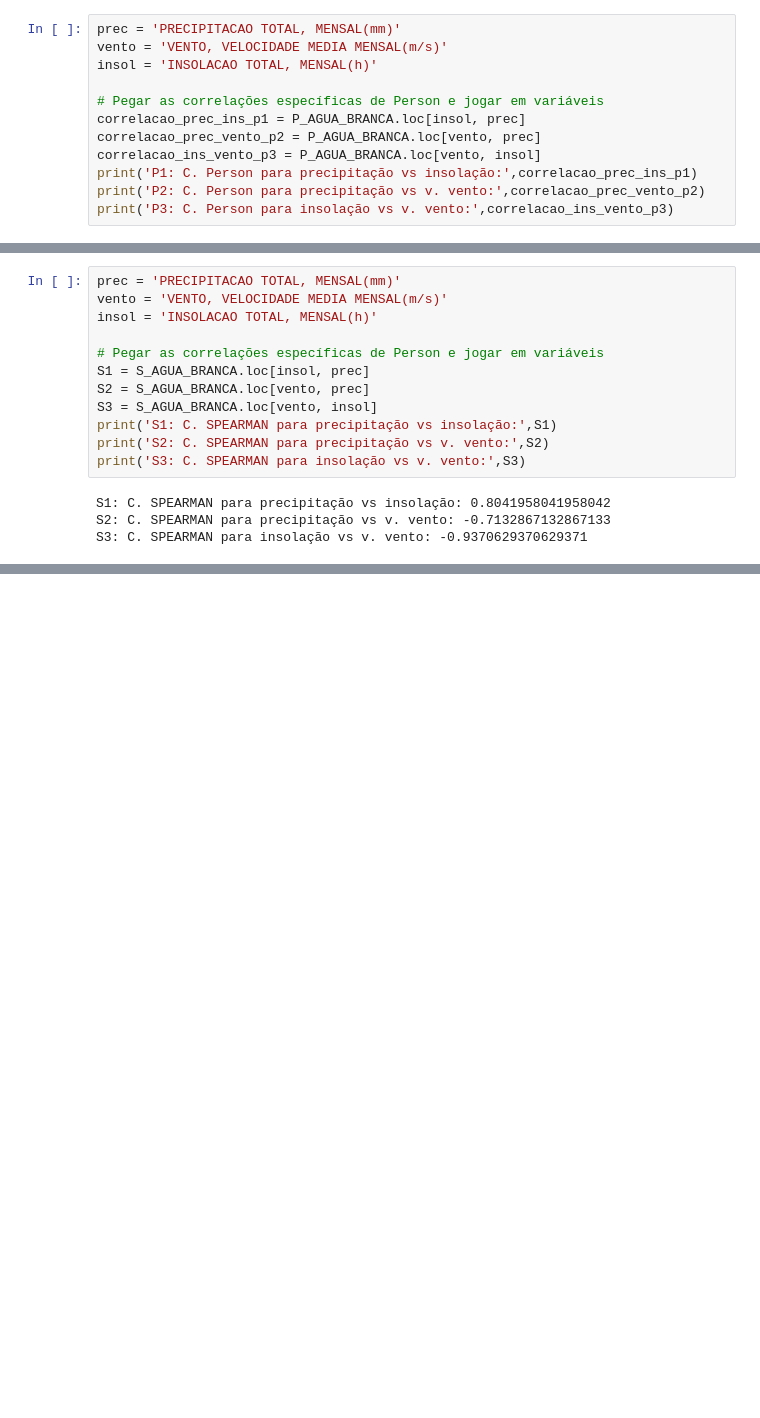
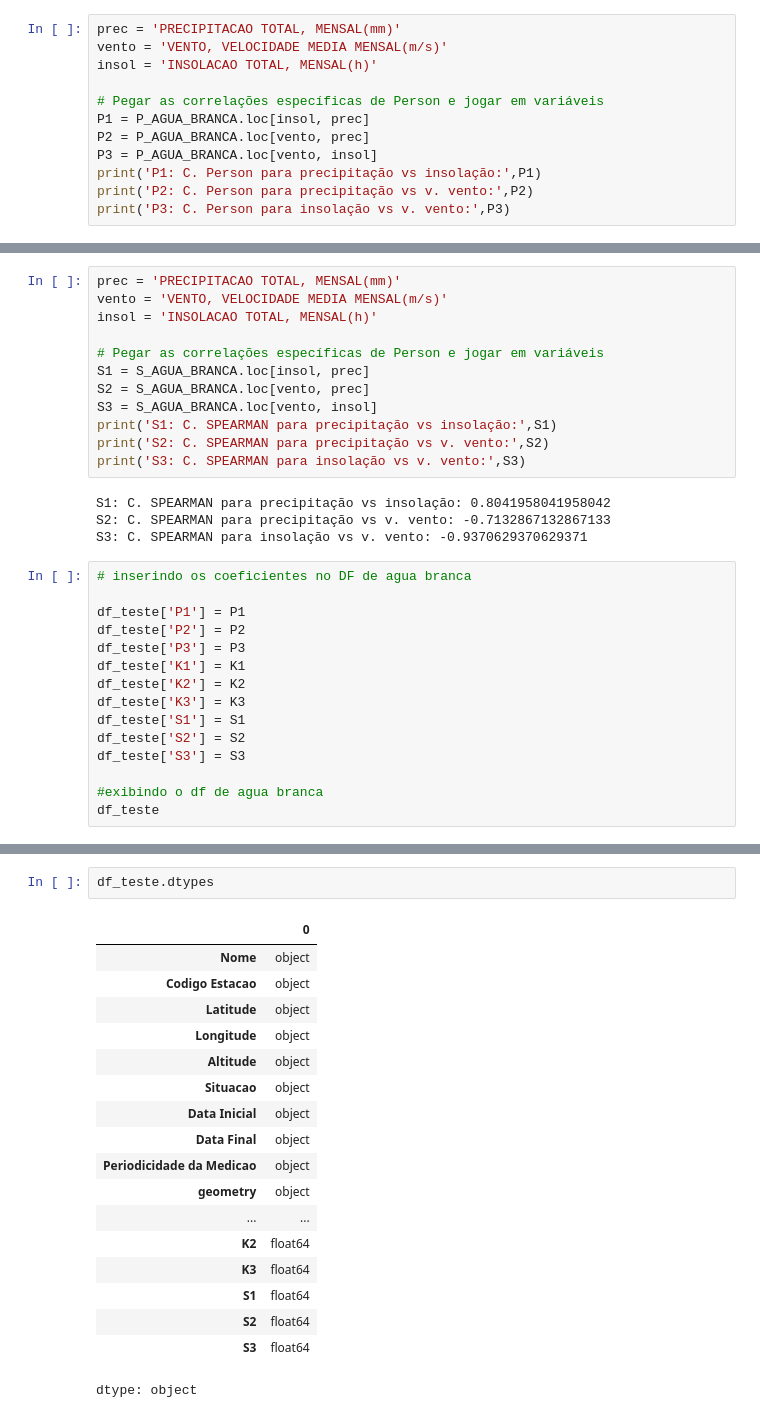
Before and after one commit to maryofcarmo/ICV, a Jupyter notebook: ICV.ipynb, the cells around one changed output, grey strips where cells are left out. Saved outputs shown, nothing was run; the diff lists cells and outputs as text; blank space fills up the shorter version.

```diff
--- a/ICV.ipynb
+++ b/ICV.ipynb
@@ -446,12 +429,12 @@ vento = 'VENTO, VELOCIDADE MEDIA MENSAL(m/s)'
 insol = 'INSOLACAO TOTAL, MENSAL(h)'
 
 # Pegar as correlações específicas de Person e jogar em variáveis
-correlacao_prec_ins_p1 = P_AGUA_BRANCA.loc[insol, prec]
-correlacao_prec_vento_p2 = P_AGUA_BRANCA.loc[vento, prec]
-correlacao_ins_vento_p3 = P_AGUA_BRANCA.loc[vento, insol]
-print('P1: C. Person para precipitação vs insolação:',correlacao_prec_ins_p1)
-print('P2: C. Person para precipitação vs v. vento:',correlacao_prec_vento_p2)
-print('P3: C. Person para insolação vs v. vento:',correlacao_ins_vento_p3)
+P1 = P_AGUA_BRANCA.loc[insol, prec]
+P2 = P_AGUA_BRANCA.loc[vento, prec]
+P3 = P_AGUA_BRANCA.loc[vento, insol]
+print('P1: C. Person para precipitação vs insolação:',P1)
+print('P2: C. Person para precipitação vs v. vento:',P2)
+print('P3: C. Person para insolação vs v. vento:',P3)
 # %% [output]
 P1: C. Person para precipitação vs insolação: 0.7896410000314961
 P2: C. Person para precipitação vs v. vento: -0.7711723440877374
@@ -504,3 +487,18 @@ print('S3: C. SPEARMAN para insolação vs v. vento:',S3)
 S1: C. SPEARMAN para precipitação vs insolação: 0.8041958041958042
 S2: C. SPEARMAN para precipitação vs v. vento: -0.7132867132867133
 S3: C. SPEARMAN para insolação vs v. vento: -0.9370629370629371
+# %%
+# inserindo os coeficientes no DF de agua branca
+
+df_teste['P1'] = P1
+df_teste['P2'] = P2
+df_teste['P3'] = P3
+df_teste['K1'] = K1
+df_teste['K2'] = K2
+df_teste['K3'] = K3
+df_teste['S1'] = S1
+df_teste['S2'] = S2
+df_teste['S3'] = S3
+
+#exibindo o df de agua branca
+df_teste
@@ -506,0 +508,21 @@ S3: C. SPEARMAN para insolação vs v. vento: -0.9370629370629371
+# %%
+df_teste.dtypes
+# %% [output]
+|  | 0 |
+| Nome | object |
+| Codigo Estacao | object |
+| Latitude | object |
+| Longitude | object |
+| Altitude | object |
+| Situacao | object |
+| Data Inicial | object |
+| Data Final | object |
+| Periodicidade da Medicao | object |
+| geometry | object |
+| ... | ... |
+| K2 | float64 |
+| K3 | float64 |
+| S1 | float64 |
+| S2 | float64 |
+| S3 | float64 |
+dtype: object
```
Also changed, not shown: parts of 7 cells of this notebook.
